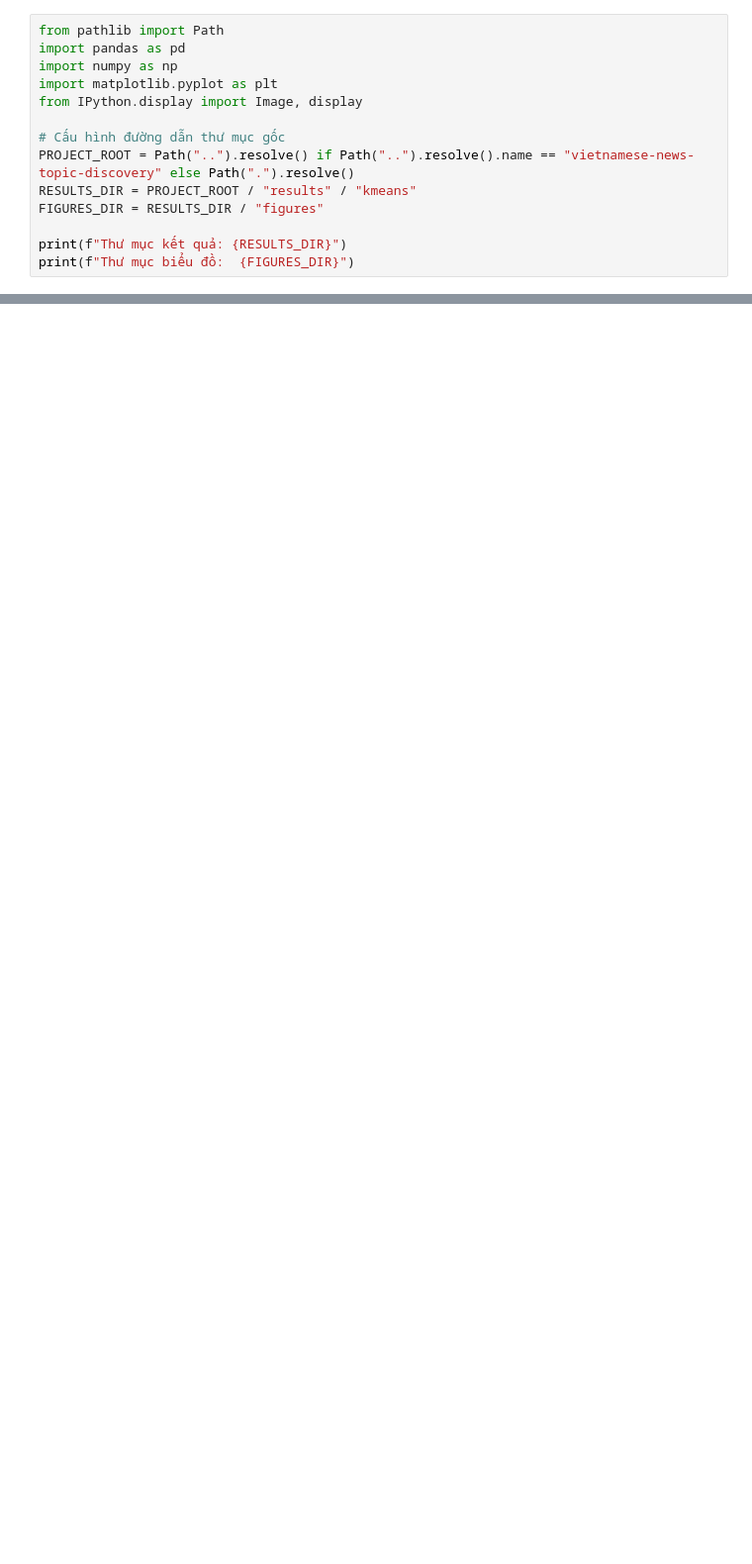
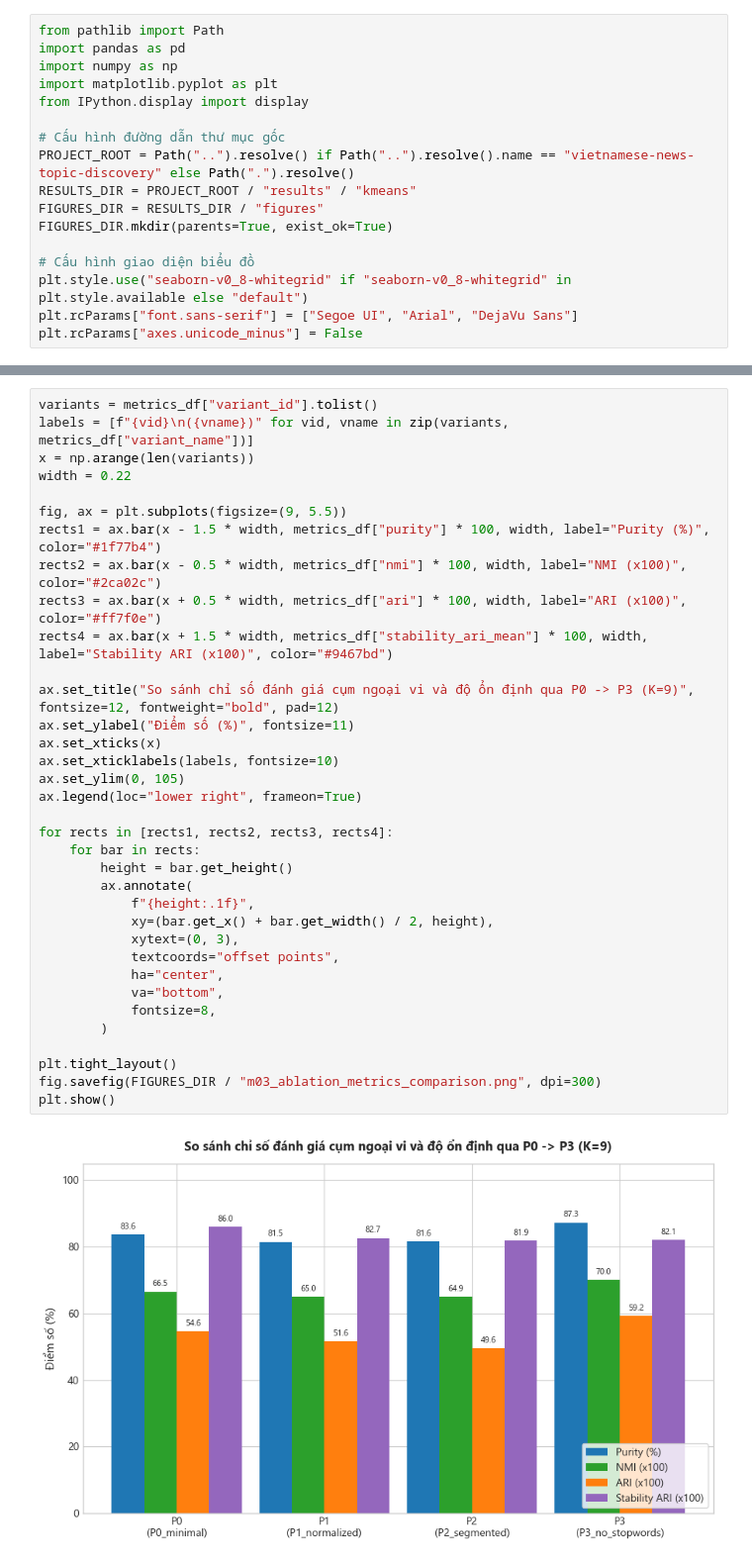
Before and after one commit to lunatran141/vietnamese-news-topic-discovery, a Jupyter notebook: notebooks/06_m03_preprocessing_ablation.ipynb, the cells around one changed output, grey strips where cells are left out. Shown at 99% size. Drawn from its saved outputs; the diff is of its cells as text; blank space fills up the shorter version.

```diff
--- a/notebooks/06_m03_preprocessing_ablation.ipynb
+++ b/notebooks/06_m03_preprocessing_ablation.ipynb
@@ -18,12 +7,15 @@ from pathlib import Path
 import pandas as pd
 import numpy as np
 import matplotlib.pyplot as plt
-from IPython.display import Image, display
+from IPython.display import display
 
 # Cấu hình đường dẫn thư mục gốc
 PROJECT_ROOT = Path("..").resolve() if Path("..").resolve().name == "vietnamese-news-topic-discovery" else Path(".").resolve()
 RESULTS_DIR = PROJECT_ROOT / "results" / "kmeans"
 FIGURES_DIR = RESULTS_DIR / "figures"
+FIGURES_DIR.mkdir(parents=True, exist_ok=True)
 
-print(f"Thư mục kết quả: {RESULTS_DIR}")
-print(f"Thư mục biểu đồ:  {FIGURES_DIR}")
+# Cấu hình giao diện biểu đồ
+plt.style.use("seaborn-v0_8-whitegrid" if "seaborn-v0_8-whitegrid" in plt.style.available else "default")
+plt.rcParams["font.sans-serif"] = ["Segoe UI", "Arial", "DejaVu Sans"]
+plt.rcParams["axes.unicode_minus"] = False
@@ -98 +81,38 @@ display(Image(filename=str(FIGURES_DIR / "m03_ablation_metrics_comparison.png"))
+# %%
+variants = metrics_df["variant_id"].tolist()
+labels = [f"{vid}\n({vname})" for vid, vname in zip(variants, metrics_df["variant_name"])]
+x = np.arange(len(variants))
+width = 0.22
+
+fig, ax = plt.subplots(figsize=(9, 5.5))
+rects1 = ax.bar(x - 1.5 * width, metrics_df["purity"] * 100, width, label="Purity (%)", color="#1f77b4")
+rects2 = ax.bar(x - 0.5 * width, metrics_df["nmi"] * 100, width, label="NMI (x100)", color="#2ca02c")
+rects3 = ax.bar(x + 0.5 * width, metrics_df["ari"] * 100, width, label="ARI (x100)", color="#ff7f0e")
+rects4 = ax.bar(x + 1.5 * width, metrics_df["stability_ari_mean"] * 100, width, label="Stability ARI (x100)", color="#9467bd")
+
+ax.set_title("So sánh chỉ số đánh giá cụm ngoại vi và độ ổn định qua P0 -> P3 (K=9)", fontsize=12, fontweight="bold", pad=12)
+ax.set_ylabel("Điểm số (%)", fontsize=11)
+ax.set_xticks(x)
+ax.set_xticklabels(labels, fontsize=10)
+ax.set_ylim(0, 105)
+ax.legend(loc="lower right", frameon=True)
+
+for rects in [rects1, rects2, rects3, rects4]:
+    for bar in rects:
+        height = bar.get_height()
+        ax.annotate(
+            f"{height:.1f}",
+            xy=(bar.get_x() + bar.get_width() / 2, height),
+            xytext=(0, 3),
+            textcoords="offset points",
+            ha="center",
+            va="bottom",
+            fontsize=8,
+        )
+
+plt.tight_layout()
+fig.savefig(FIGURES_DIR / "m03_ablation_metrics_comparison.png", dpi=300)
+plt.show()
+# %% [output]
+[figure, added]
 # %% [markdown]
```
Also changed, not shown: parts of 22 cells of this notebook, 9 other files.
